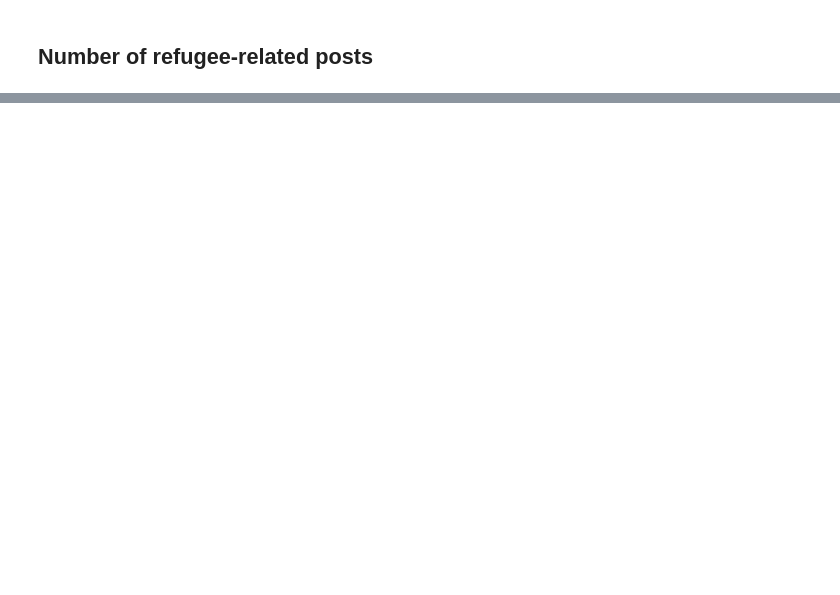
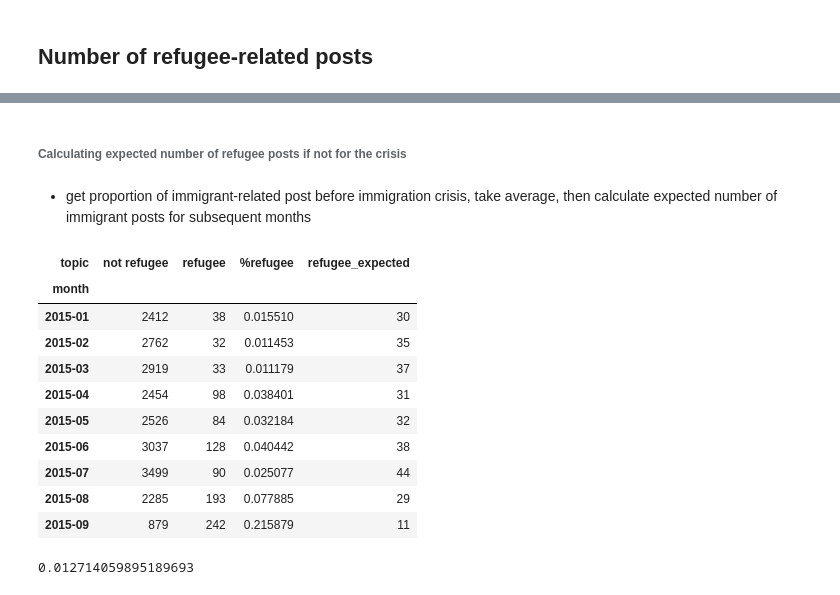
Before and after one commit to ancache/immigrant_crisis_trends, a Jupyter notebook: analysis.ipynb, the cells around one changed output, grey strips where cells are left out. Cells and saved outputs as stored; diff of their text form; code cells hidden in the pictures; blank space fills up the shorter version.

```diff
--- a/analysis.ipynb
+++ b/analysis.ipynb
@@ -63,0 +75,4 @@ counts_by_topic_df['Refugee'].plot()
+# %%
+posts['month'] = posts.index.to_period('M')
+counts_by_topic = posts.groupby(['month','topic']).size()
+counts_by_topic # output same as before
@@ -63,0 +126,25 @@ counts_by_topic_df['Refugee'].plot()
+# %% [markdown]
+###### Calculating expected number of refugee posts if not for the crisis
+# %% [markdown]
+- get proportion of immigrant-related post before immigration crisis, take average, then calculate expected number of immigrant posts for subsequent months
+# %%
+counts_by_topic_df['%refugee'] = counts_by_topic_df['refugee'] / \
+    (counts_by_topic_df['refugee'] + counts_by_topic_df['not refugee'])
+counts_by_topic_df
+# %% [output]
+| topic | not refugee | refugee | %refugee | refugee_expected |
+| month |  |  |  |  |
+| 2015-01 | 2412 | 38 | 0.015510 | 30 |
+| 2015-02 | 2762 | 32 | 0.011453 | 35 |
+| 2015-03 | 2919 | 33 | 0.011179 | 37 |
+| 2015-04 | 2454 | 98 | 0.038401 | 31 |
+| 2015-05 | 2526 | 84 | 0.032184 | 32 |
+| 2015-06 | 3037 | 128 | 0.040442 | 38 |
+| 2015-07 | 3499 | 90 | 0.025077 | 44 |
+| 2015-08 | 2285 | 193 | 0.077885 | 29 |
+| 2015-09 | 879 | 242 | 0.215879 | 11 |
+# %%
+avg_refugee_posts_precrisis = mean(counts_by_topic_df.loc[:'2015-03','%refugee'])
+avg_refugee_posts_precrisis
+# %% [output]
+0.012714059895189693
```
Also changed, not shown: parts of 15 cells of this notebook.
